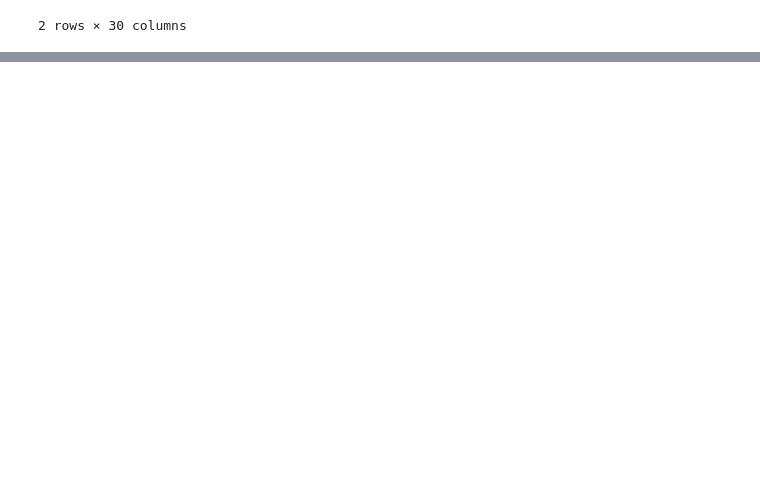
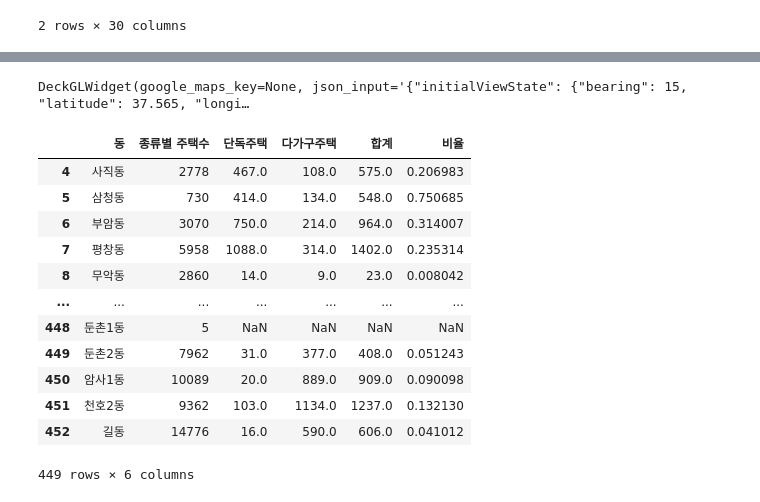
Before and after one commit to dlaghwls1104/ICU, a Jupyter notebook: 유동인구.ipynb, the cells around one changed output, grey strips where cells are left out. Saved outputs shown, nothing was run; the diff lists cells and outputs as text; code cells hidden in the pictures; blank space fills up the shorter version.

```diff
--- a/유동인구.ipynb
+++ b/유동인구.ipynb
@@ -60,0 +210,54 @@ seoul_map
+# %%
+# Make layer
+layer = pdk.Layer(
+    'PolygonLayer', # 사용할 Layer 타입
+    local_df3, # 시각화에 쓰일 데이터프레임
+    get_polygon='coordinates', # geometry 정보를 담고있는 컬럼 이름
+    get_fill_color='[0, 255*정규화인구, 0]', # 각 데이터 별 rgb 또는 rgba 값 (0~255)
+    pickable=True, # 지도와 interactive 한 동작 on
+    auto_highlight=True, # 마우스 오버(hover) 시 박스 출력
+)
+
+# Set the viewport location
+center = [126.986, 37.565]
+view_state = pdk.ViewState(
+    longitude=center[0],
+    latitude=center[1],
+    zoom=10,
+    bearing=15,
+    pitch=45)
+
+# Render
+r = pdk.Deck(layers=[layer],mapbox_key = MAPBOX_API_KEY ,initial_view_state=view_state)
+r.show()
+# %% [output]
+DeckGLWidget(google_maps_key=None, json_input='{"initialViewState": {"bearing": 15, "latitude": 37.565, "longi…
+# %%
+import pandas as pd
+house = pd.read_excel('data/주택현황.xls')
+house=house.drop(0)
+house=house.iloc[:,2:7]
+house[['동','종류별 주택수','단독주택','다가구주택']]=house[['동','종류별 주택수','종류별 주택수.2','종류별 주택수.3']]
+house=house.iloc[3:,:]
+house = house[['동','종류별 주택수','단독주택','다가구주택']]
+house=house.replace('X','')
+house['단독주택'] = pd.to_numeric(house['단독주택'])
+house['다가구주택'] = pd.to_numeric(house['다가구주택'])
+house['종류별 주택수'] =pd.to_numeric(house['종류별 주택수'])
+house['합계']=house['단독주택'] + house['다가구주택']
+house['비율']=house['합계'] / house['종류별 주택수']
+house
+# %% [output]
+|  | 동 | 종류별 주택수 | 단독주택 | 다가구주택 | 합계 | 비율 |
+| 4 | 사직동 | 2778 | 467.0 | 108.0 | 575.0 | 0.206983 |
+| 5 | 삼청동 | 730 | 414.0 | 134.0 | 548.0 | 0.750685 |
+| 6 | 부암동 | 3070 | 750.0 | 214.0 | 964.0 | 0.314007 |
+| 7 | 평창동 | 5958 | 1088.0 | 314.0 | 1402.0 | 0.235314 |
+| 8 | 무악동 | 2860 | 14.0 | 9.0 | 23.0 | 0.008042 |
+| ... | ... | ... | ... | ... | ... | ... |
+| 448 | 둔촌1동 | 5 | NaN | NaN | NaN | NaN |
+| 449 | 둔촌2동 | 7962 | 31.0 | 377.0 | 408.0 | 0.051243 |
+| 450 | 암사1동 | 10089 | 20.0 | 889.0 | 909.0 | 0.090098 |
+| 451 | 천호2동 | 9362 | 103.0 | 1134.0 | 1237.0 | 0.132130 |
+| 452 | 길동 | 14776 | 16.0 | 590.0 | 606.0 | 0.041012 |
+449 rows × 6 columns
```
Also changed, not shown: parts of 30 cells of this notebook.
